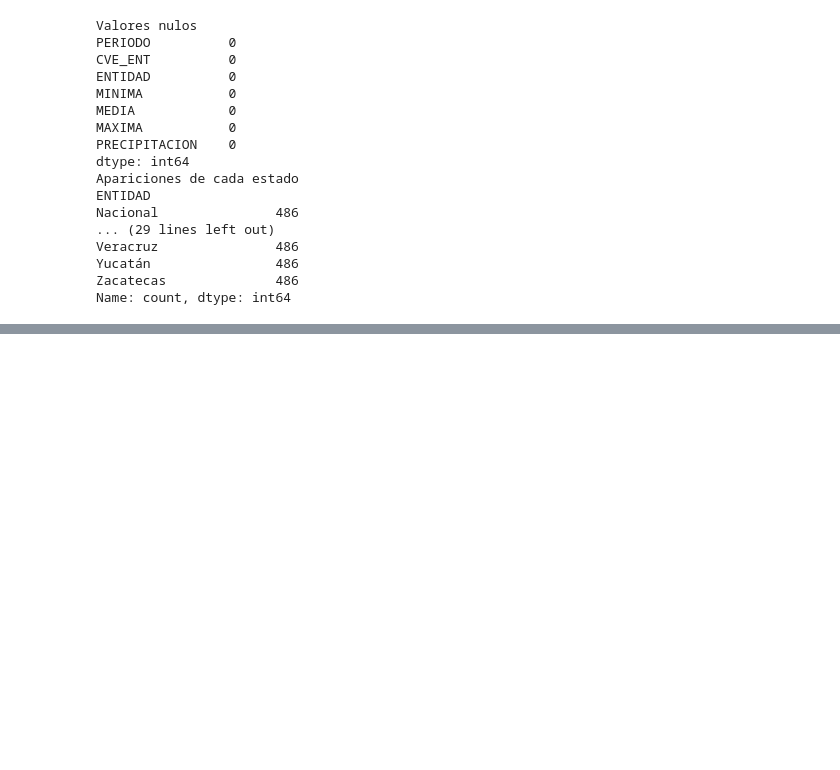
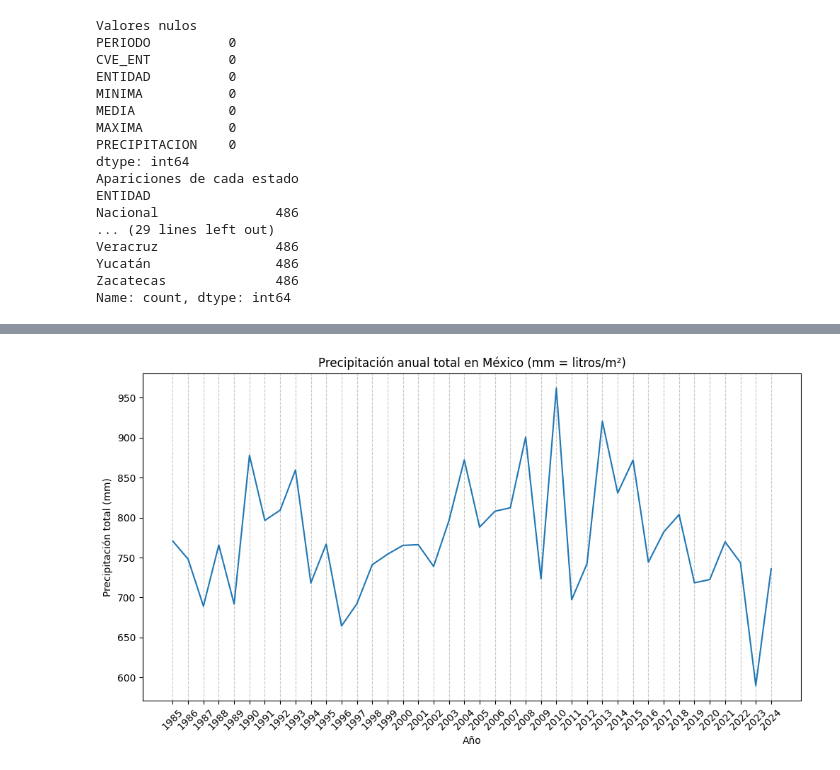
Before and after one commit to DaniaGarmon/LluviaMX, a Jupyter notebook: lluvia_mx.ipynb, the cells around one changed output, grey strips where cells are left out. Drawn from its saved outputs; the diff is of its cells as text; code cells hidden in the pictures; blank space fills up the shorter version.

Commit message:
Análisis de año que más precipitaciones hubo a nivel nacional

```diff
--- a/lluvia_mx.ipynb
+++ b/lluvia_mx.ipynb
@@ -46,0 +74,3 @@ Name: count, dtype: int64
+# %%
+data = df.drop(['CVE_ENT','MINIMA','MAXIMA','MEDIA'], axis=1)
+display(data.head())
@@ -46,0 +86,5 @@ Name: count, dtype: int64
+# %%
+#Primero pasar la columna Periodo a tipo datetime
+data['PERIODO'] = pd.to_datetime(data['PERIODO'], errors='coerce')
+display(data.head())
+print(data.dtypes)
@@ -46,0 +102,4 @@ Name: count, dtype: int64
+# %%
+#Crear columna YEAR
+data['YEAR'] = data['PERIODO'].dt.year
+display(data.head())
@@ -46,0 +113,7 @@ Name: count, dtype: int64
+# %%
+df_nacional = data[data['ENTIDAD'] == 'Nacional'].copy()
+df_nacional = df_nacional.drop(['ENTIDAD'], axis=1)
+display(df_nacional.head())
+df_nacional = df_nacional[df_nacional['YEAR'] != 2025]
+lluvias_anuales = df_nacional.groupby('YEAR')['PRECIPITACION'].sum().reset_index()
+display(lluvias_anuales.head())
@@ -46,0 +133,11 @@ Name: count, dtype: int64
+# %%
+plt.figure(figsize=(12,6)) #Tamaño en pulgadas
+plt.plot(lluvias_anuales['YEAR'], lluvias_anuales['PRECIPITACION'])
+plt.xlabel('Año')
+plt.ylabel('Precipitación total (mm)')
+plt.title('Precipitación anual total en México (mm = litros/m²)')
+plt.xticks(ticks=lluvias_anuales['YEAR'], rotation=45) #rotar etiquetas
+plt.grid(axis='x', linestyle='--', alpha=0.7)
+plt.show()
+# %% [output]
+[figure, added]
```
Also changed, not shown: parts of 6 cells of this notebook.
